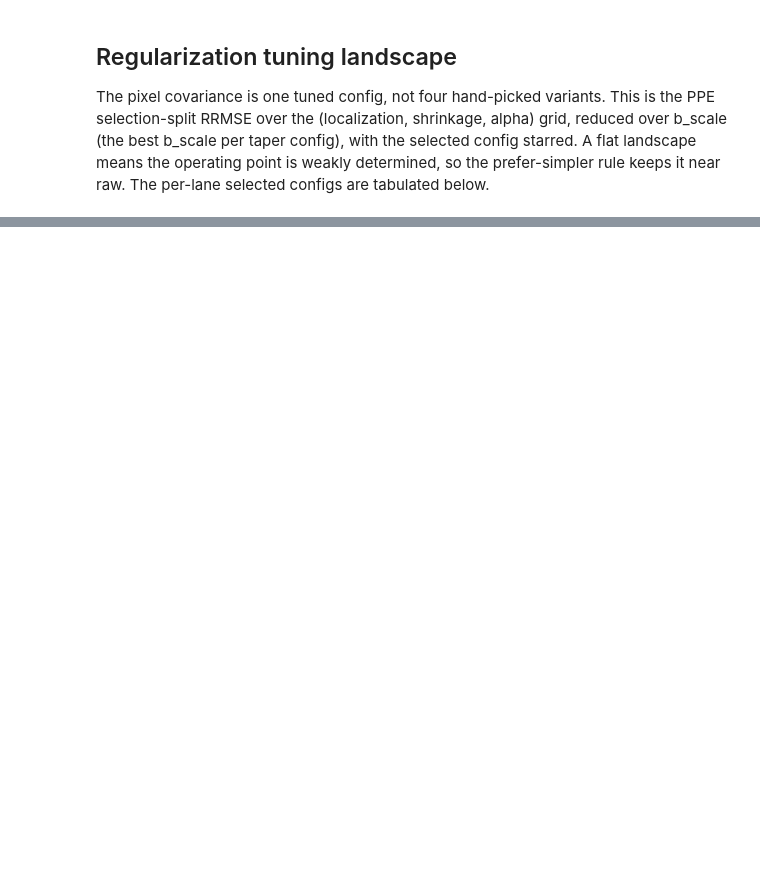
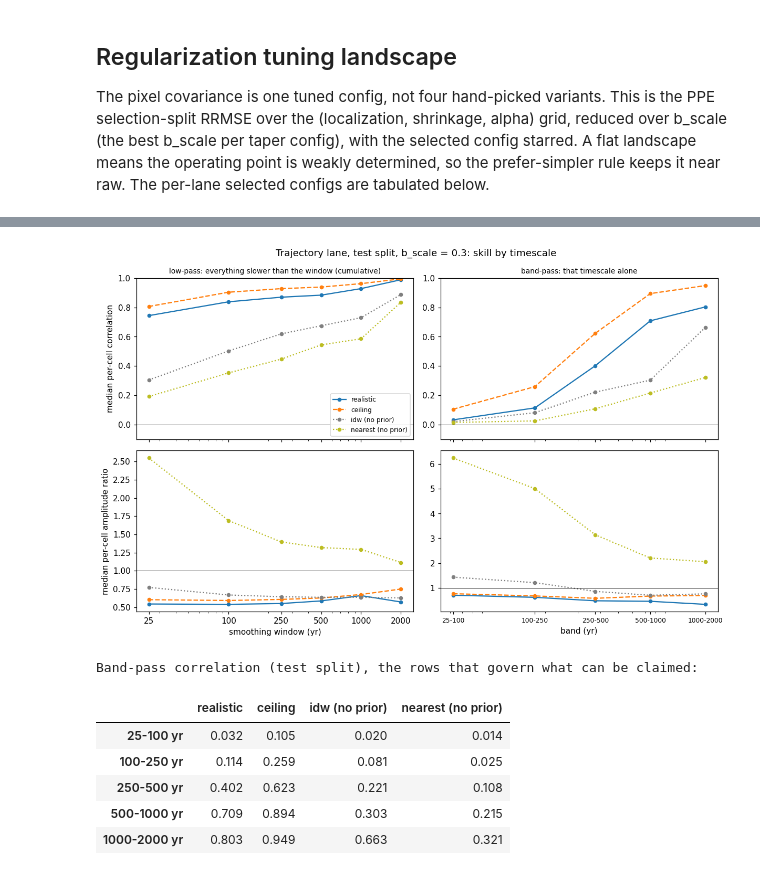
Before and after one commit to evgeni-g-georgiev/sparse_paleoclimate_field_reconstruction, a Jupyter notebook: notebooks/07_3dvar.ipynb, the cells around one changed output, grey strips where cells are left out. Saved outputs shown, nothing was run; the diff lists cells and outputs as text; code cells hidden in the pictures; blank space fills up the shorter version.

```diff
--- a/notebooks/07_3dvar.ipynb
+++ b/notebooks/07_3dvar.ipynb
@@ -64,6 +70,13 @@ OUT = Path("../outputs/da")
 FIG = Path("../outputs/figures/07_3dvar")
 FIG.mkdir(parents=True, exist_ok=True)
 
+# Which lanes this pass runs. Each lane clears only its own artefacts, so switching one
+# off leaves the others' results on disk. The trajectory lane inherits the PPE taper, so
+# it needs a PPE run either in this pass or already written.
+RUN_PPE = True
+RUN_WITHHOLDING = False
+RUN_TRAJECTORY = True
+
 # The cap fails silently if numpy was already imported, so time the operation it
 # protects: ~2 ms per call means capped, tens of ms means it did not take effect.
 _a = np.random.default_rng(0).normal(size=(130, 130))
@@ -230,3 +308,71 @@ Selected pixel config per lane:
+# %%
+Mt = pd.read_csv(d_traj / "metrics.csv")
+b_sel = cfg_traj["selected"]["b_scale"]
+WINDOWS = cfg_traj["lowpass_windows"]
+BANDS = [tuple(b) for b in cfg_traj["bands"]]
+SERIES = [("3dvar", "realistic", "C0", "-"), ("3dvar_ceiling", "ceiling", "C1", "--"),
+          ("idw", "idw (no prior)", "C7", ":"), ("nearest", "nearest (no prior)", "C8", ":")]
+
+
+def traj_curve(method, stat, keys):
+    """``stat`` at each timescale for one method on the test split, pooled channels."""
+    b = 1.0 if method in ("idw", "nearest") else b_sel
+    sub = Mt[(Mt.method == method) & (Mt.split == "test") & (Mt.channel == "pooled")
+             & np.isclose(Mt.b_scale, b)].set_index("metric")["value"]
+    return [sub.get(f"{stat}_{k}", np.nan) for k in keys]
+
+
+lp_keys = [f"lp{w}" for w in WINDOWS]
+bp_keys = [f"bp{a}_{b}" for a, b in BANDS]
+bp_x = [0.5 * (a + b) for a, b in BANDS]
+
+fig, axes = plt.subplots(2, 2, figsize=(11, 7), sharex="col")
+for method, label, colour, style in SERIES:
+    axes[0, 0].plot(WINDOWS, traj_curve(method, "corr", lp_keys), style, color=colour,
+                    marker="o", ms=4, label=label)
+    axes[0, 1].plot(bp_x, traj_curve(method, "corr", bp_keys), style, color=colour,
+                    marker="o", ms=4, label=label)
+    axes[1, 0].plot(WINDOWS, traj_curve(method, "amp", lp_keys), style, color=colour,
+                    marker="o", ms=4)
+    axes[1, 1].plot(bp_x, traj_curve(method, "amp", bp_keys), style, color=colour,
+                    marker="o", ms=4)
+
+for ax in axes[:, 0]:
+    ax.set_xscale("log"); ax.set_xticks(WINDOWS); ax.set_xticklabels(WINDOWS)
+for ax in axes[:, 1]:
+    ax.set_xscale("log"); ax.set_xticks(bp_x)
+    ax.set_xticklabels([f"{a}-{b}" for a, b in BANDS], fontsize=8)
+for ax in axes[1]:
+    ax.axhline(1.0, color="k", lw=0.6, ls="-")
+for ax in axes[0]:
+    ax.axhline(0.0, color="k", lw=0.6)
+    ax.set_ylim(-0.1, 1.0)
+axes[0, 0].set_title("low-pass: everything slower than the window (cumulative)", fontsize=9)
+axes[0, 1].set_title("band-pass: that timescale alone", fontsize=9)
+axes[0, 0].set_ylabel("median per-cell correlation")
+axes[1, 0].set_ylabel("median per-cell amplitude ratio")
+axes[1, 0].set_xlabel("smoothing window (yr)")
+axes[1, 1].set_xlabel("band (yr)")
+axes[0, 0].legend(fontsize=8)
+fig.suptitle(f"Trajectory lane, test split, b_scale = {b_sel}: skill by timescale")
+fig.tight_layout()
+fig.savefig(str(FIG / "trajectory_skill_vs_timescale.png"), dpi=110, bbox_inches="tight")
+plt.show()
+
+band_tab = pd.DataFrame(
+    {label: traj_curve(m, "corr", bp_keys) for m, label, _, _ in SERIES},
+    index=[f"{a}-{b} yr" for a, b in BANDS])
+print("Band-pass correlation (test split), the rows that govern what can be claimed:")
+display(band_tab.round(3))
+# %% [output]
+[figure, added]
+Band-pass correlation (test split), the rows that govern what can be claimed:
+|  | realistic | ceiling | idw (no prior) | nearest (no prior) |
+| 25-100 yr | 0.032 | 0.105 | 0.020 | 0.014 |
+| 100-250 yr | 0.114 | 0.259 | 0.081 | 0.025 |
+| 250-500 yr | 0.402 | 0.623 | 0.221 | 0.108 |
+| 500-1000 yr | 0.709 | 0.894 | 0.303 | 0.215 |
+| 1000-2000 yr | 0.803 | 0.949 | 0.663 | 0.321 |
 # %% [markdown]
 ## Reading
 
```
Also changed, not shown: parts of 8 cells of this notebook.
